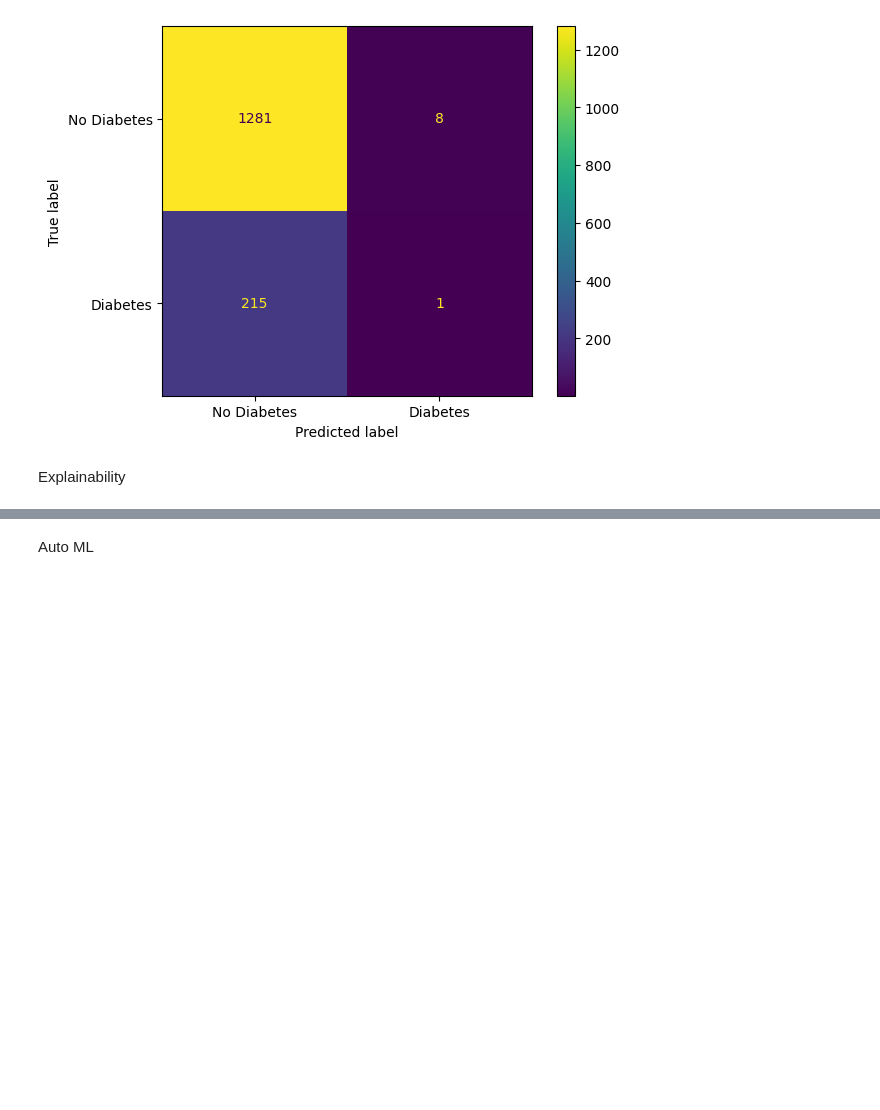
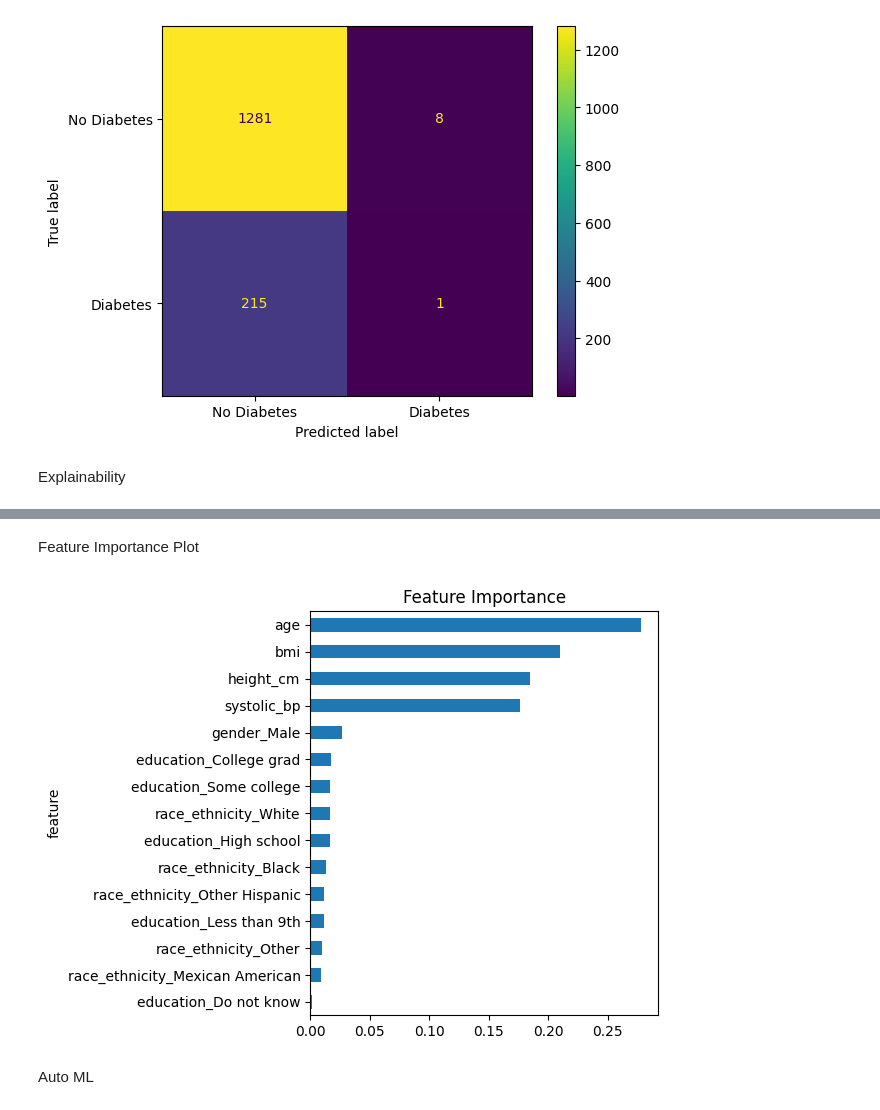
Before and after one commit to osoliman/DSC110, a Jupyter notebook: Prediction/DSC110_Prediction_Model_Evaluation_Explanation.ipynb, the cells around one changed output, grey strips where cells are left out. Cells and saved outputs as stored; diff of their text form; code cells hidden in the pictures; blank space fills up the shorter version.

```diff
--- a/Prediction/DSC110_Prediction_Model_Evaluation_Explanation.ipynb
+++ b/Prediction/DSC110_Prediction_Model_Evaluation_Explanation.ipynb
@@ -75,2 +105,19 @@ Explainability
+# %% [markdown]
+Feature Importance Plot
+# %%
+importance_df = pd.DataFrame({
+    'feature': X_test.columns,
+    'importance': rf.feature_importances_
+}).sort_values('importance', ascending=True)
+
+importance_df.plot(
+    kind='barh',
+    x='feature', y='importance',
+    legend=False, title='Feature Importance'
+)
+plt.tight_layout()
+plt.show()
+# %% [output]
+[figure, added]
 # %% [markdown]
 Auto ML
```
Also changed, not shown: parts of 7 cells of this notebook.
